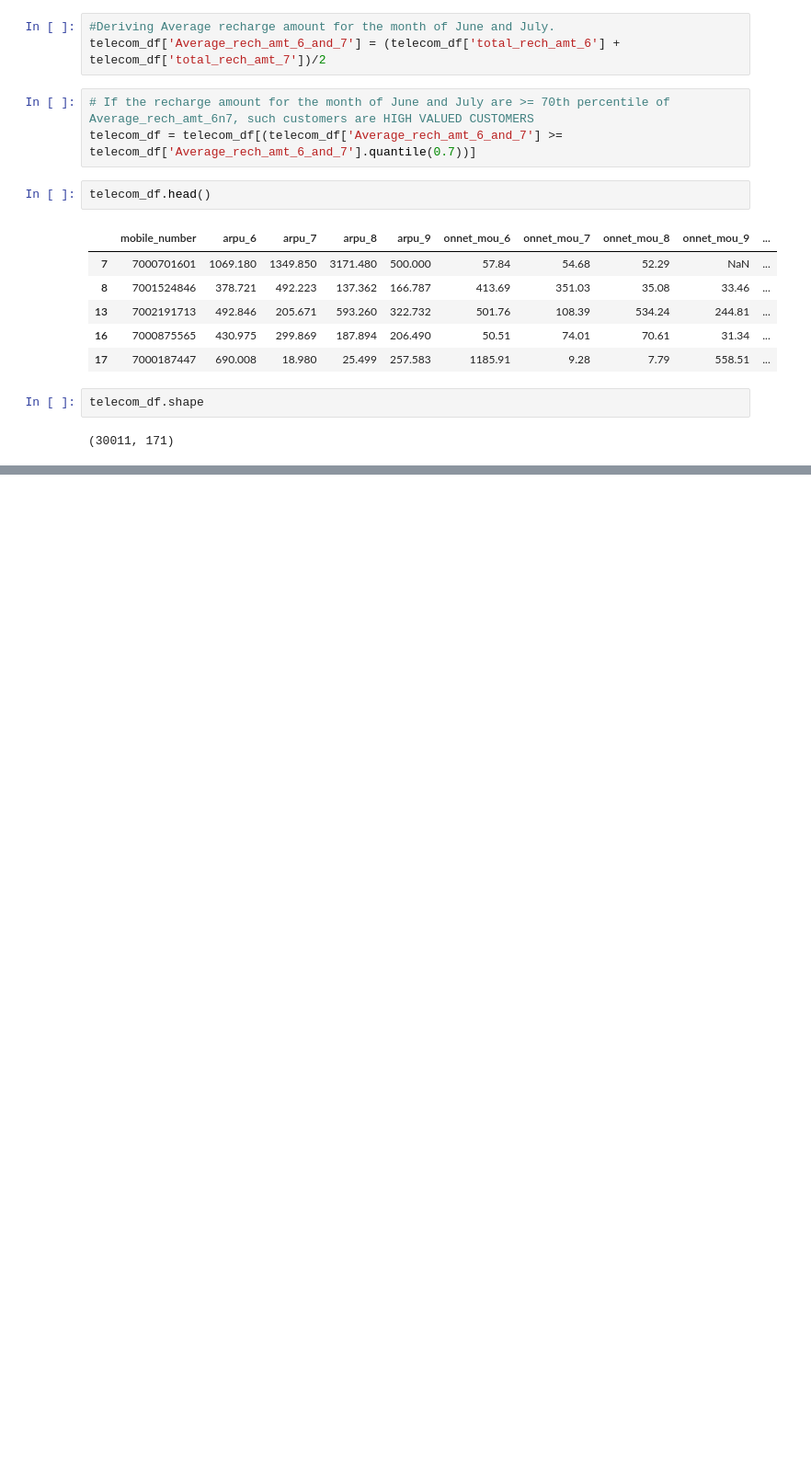
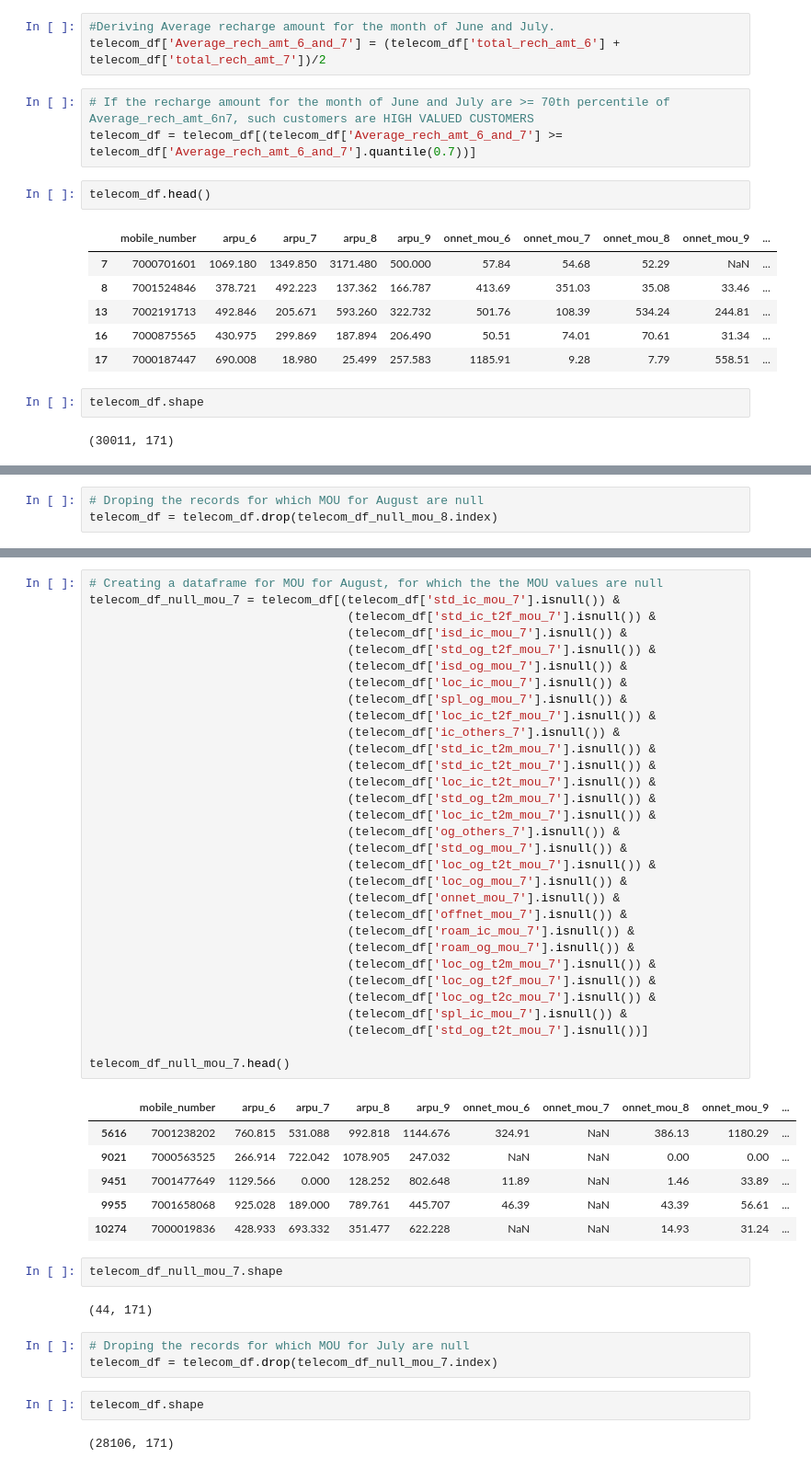
Before and after one commit to AkankshaDwivedi/telecom-churn-assignment, a Jupyter notebook: Telecom_Churn_Case_study.ipynb, the cells around one changed output, grey strips where cells are left out. Shown at 92% size. Drawn from its saved outputs; the diff is of its cells as text; blank space fills up the shorter version.

```diff
--- a/Telecom_Churn_Case_study.ipynb
+++ b/Telecom_Churn_Case_study.ipynb
@@ -182,0 +348,3 @@ dtype: float64
+# %%
+# Droping the records for which MOU for August are null
+telecom_df = telecom_df.drop(telecom_df_null_mou_8.index)
@@ -182,0 +397,49 @@ dtype: float64
+# %%
+# Creating a dataframe for MOU for August, for which the the MOU values are null
+telecom_df_null_mou_7 = telecom_df[(telecom_df['std_ic_mou_7'].isnull()) &
+                                    (telecom_df['std_ic_t2f_mou_7'].isnull()) &
+                                    (telecom_df['isd_ic_mou_7'].isnull()) &
+                                    (telecom_df['std_og_t2f_mou_7'].isnull()) &
+                                    (telecom_df['isd_og_mou_7'].isnull()) &
+                                    (telecom_df['loc_ic_mou_7'].isnull()) &
+                                    (telecom_df['spl_og_mou_7'].isnull()) &
+                                    (telecom_df['loc_ic_t2f_mou_7'].isnull()) &
+                                    (telecom_df['ic_others_7'].isnull()) &
+                                    (telecom_df['std_ic_t2m_mou_7'].isnull()) &
+                                    (telecom_df['std_ic_t2t_mou_7'].isnull()) &
+                                    (telecom_df['loc_ic_t2t_mou_7'].isnull()) &
+                                    (telecom_df['std_og_t2m_mou_7'].isnull()) &
+                                    (telecom_df['loc_ic_t2m_mou_7'].isnull()) &
+                                    (telecom_df['og_others_7'].isnull()) &
+                                    (telecom_df['std_og_mou_7'].isnull()) &
+                                    (telecom_df['loc_og_t2t_mou_7'].isnull()) &
+                                    (telecom_df['loc_og_mou_7'].isnull()) &
+                                    (telecom_df['onnet_mou_7'].isnull()) &
+                                    (telecom_df['offnet_mou_7'].isnull()) &
+                                    (telecom_df['roam_ic_mou_7'].isnull()) &
+                                    (telecom_df['roam_og_mou_7'].isnull()) &
+                                    (telecom_df['loc_og_t2m_mou_7'].isnull()) &
+                                    (telecom_df['loc_og_t2f_mou_7'].isnull()) &
+                                    (telecom_df['loc_og_t2c_mou_7'].isnull()) &
+                                    (telecom_df['spl_ic_mou_7'].isnull()) &
+                                    (telecom_df['std_og_t2t_mou_7'].isnull())]
+
+telecom_df_null_mou_7.head()
+# %% [output]
+|  | mobile_number | arpu_6 | arpu_7 | arpu_8 | arpu_9 | onnet_mou_6 | onnet_mou_7 | onnet_mou_8 | onnet_mou_9 | ... |
+| 5616 | 7001238202 | 760.815 | 531.088 | 992.818 | 1144.676 | 324.91 | NaN | 386.13 | 1180.29 | ... |
+| 9021 | 7000563525 | 266.914 | 722.042 | 1078.905 | 247.032 | NaN | NaN | 0.00 | 0.00 | ... |
+| 9451 | 7001477649 | 1129.566 | 0.000 | 128.252 | 802.648 | 11.89 | NaN | 1.46 | 33.89 | ... |
+| 9955 | 7001658068 | 925.028 | 189.000 | 789.761 | 445.707 | 46.39 | NaN | 43.39 | 56.61 | ... |
+| 10274 | 7000019836 | 428.933 | 693.332 | 351.477 | 622.228 | NaN | NaN | 14.93 | 31.24 | ... |
+# %%
+telecom_df_null_mou_7.shape
+# %% [output]
+(44, 171)
+# %%
+# Droping the records for which MOU for July are null
+telecom_df = telecom_df.drop(telecom_df_null_mou_7.index)
+# %%
+telecom_df.shape
+# %% [output]
+(28106, 171)
```
Also changed, not shown: parts of 52 cells of this notebook.
